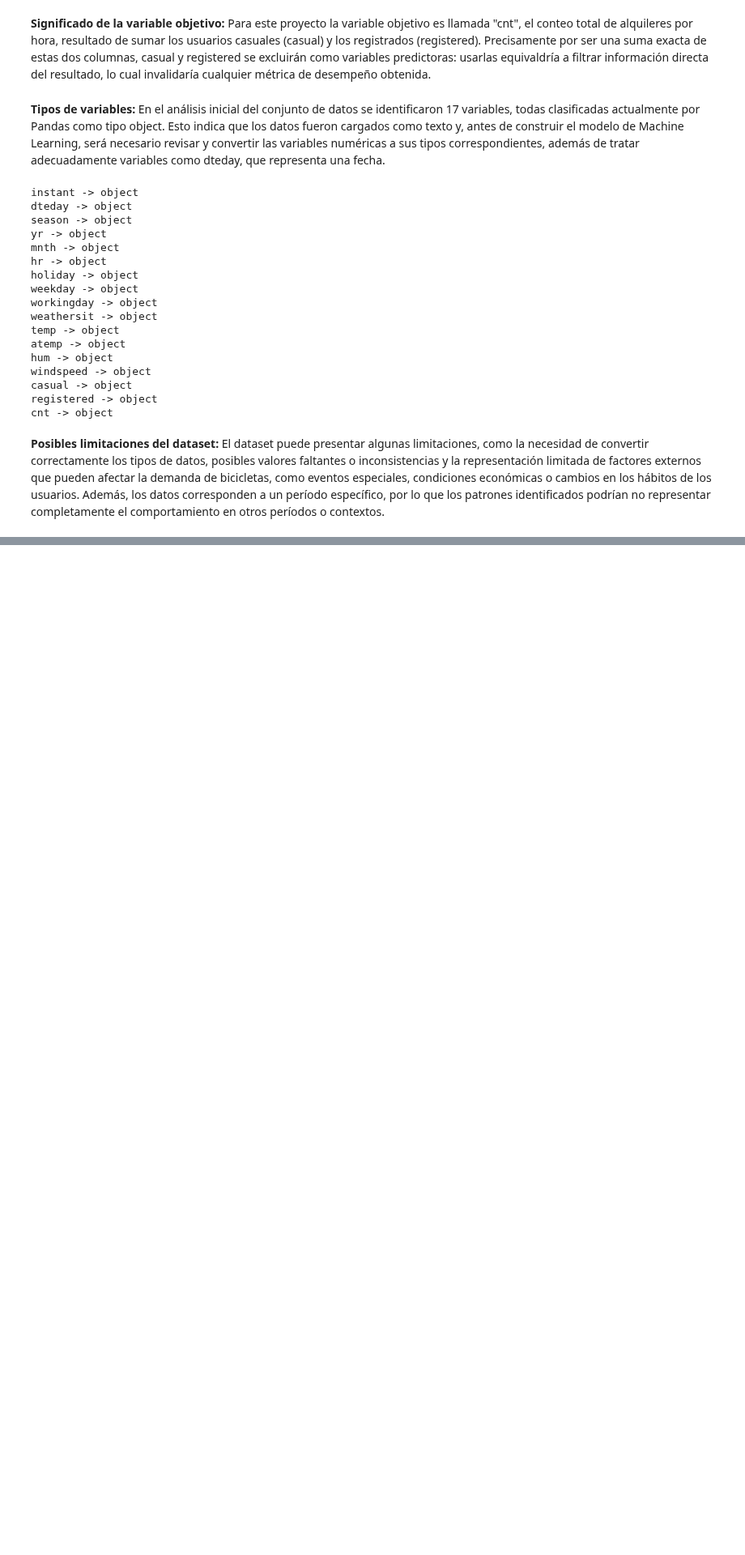
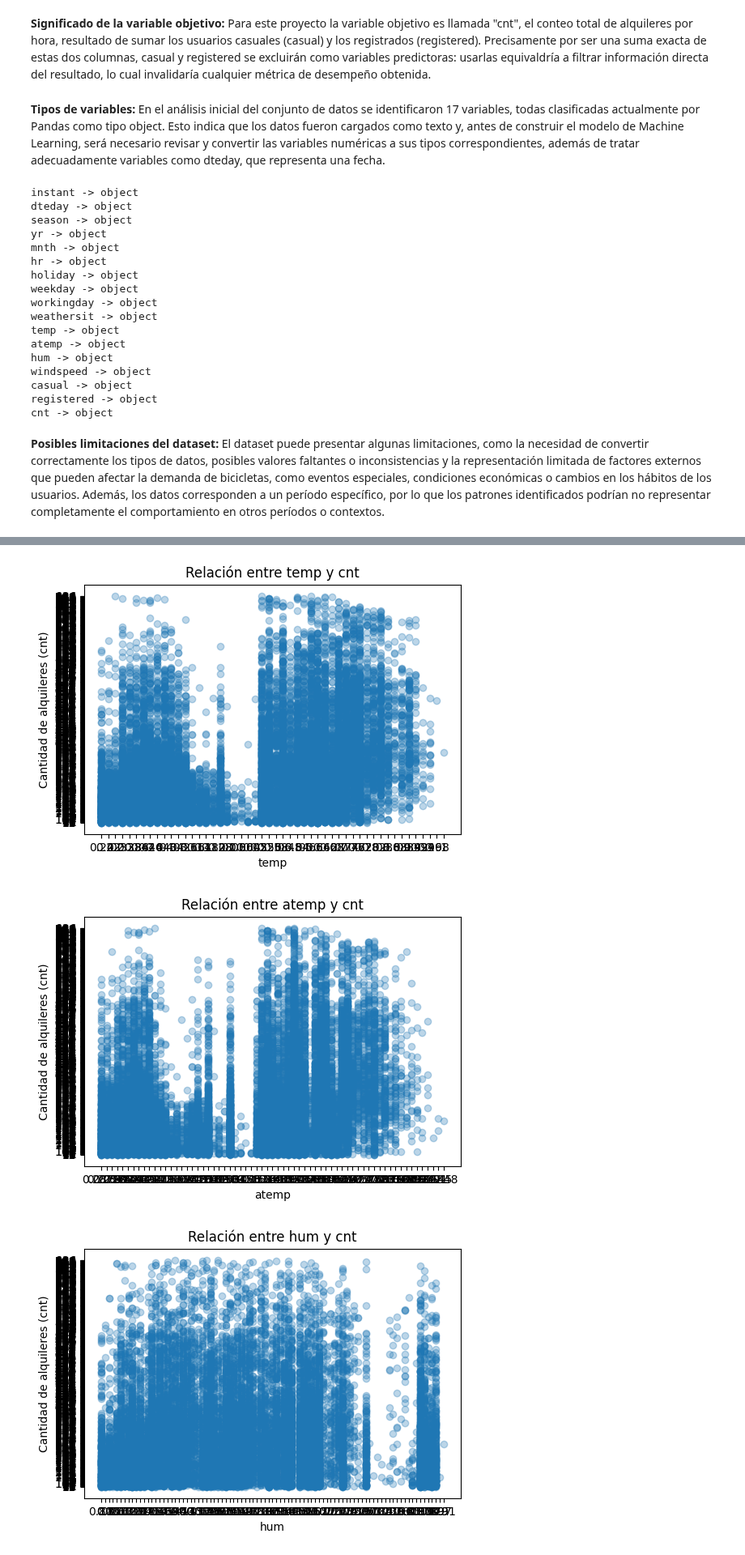
Before and after one commit to santije23/modelos1-price-prediction, a Jupyter notebook: fase-1/notebooks/01_modelo_predictivo.ipynb.ipynb, the cells around one changed output, grey strips where cells are left out. Shown at 81% size. Cells and saved outputs as stored; diff of their text form; code cells hidden in the pictures; blank space fills up the shorter version.

Commit message:
chore: Update Exploración de los datos

```diff
--- a/fase-1/notebooks/01_modelo_predictivo.ipynb.ipynb
+++ b/fase-1/notebooks/01_modelo_predictivo.ipynb.ipynb
@@ -88,0 +137,18 @@ cnt -> object
+# %%
+#Análisis de relaciones entre variables predictoras y la variable objetivo: Inicialmente se realiza el anlisis sin ningun tratamiento de los datos, y se anlizan las que se consideran variables numericas, que son temp, atemp, hum y windspeed. Como resultado de los graficos se observa que la variable temp tiene una relación positiva con la variable objetivo cnt, es decir, a medida que aumenta la temperatura, también aumenta la cantidad de alquileres, aunque con una disminución en la zona media de la temperatura. Por otro lado, las variables atemp, hum y windspeed presentan una relación negativa con la variable objetivo cnt hacia la derecha, lo que indica que a medida que aumentan estas variables, disminuye la cantidad de alquileres.
+
+variables_numericas = ['temp', 'atemp', 'hum', 'windspeed']
+
+for variable in variables_numericas:
+    plt.figure(figsize=(6, 4))
+    plt.scatter(df[variable], df['cnt'], alpha=0.3)
+
+    plt.xlabel(variable)
+    plt.ylabel('Cantidad de alquileres (cnt)')
+    plt.title(f'Relación entre {variable} y cnt')
+
+    plt.show()
+# %% [output]
+[figure, added]
+[figure, added]
+[figure, added]
```
Also changed, not shown: parts of 10 cells of this notebook.
